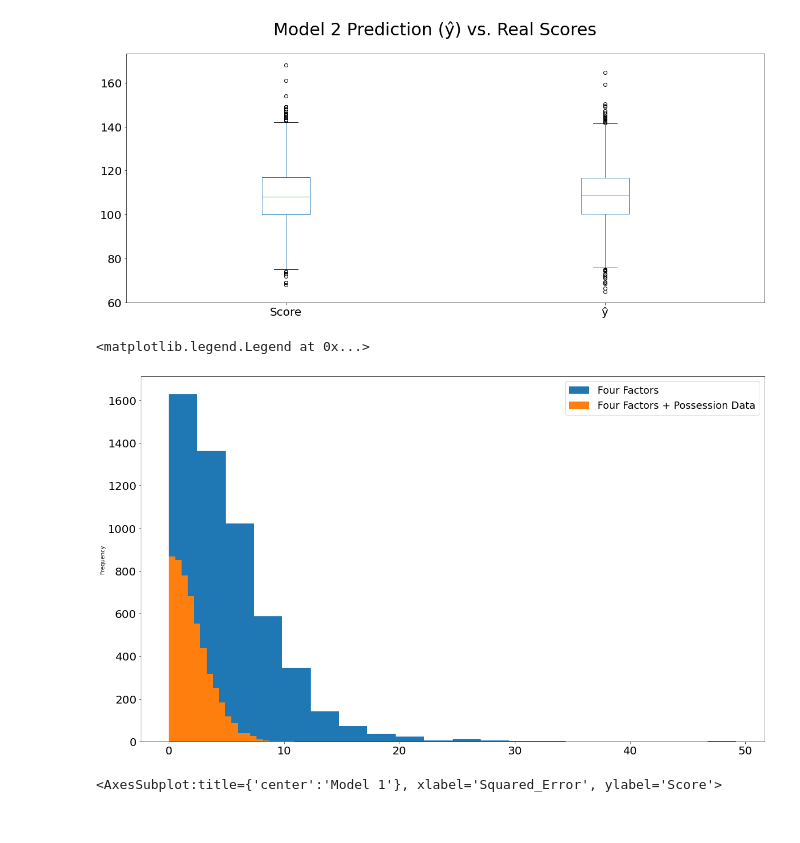
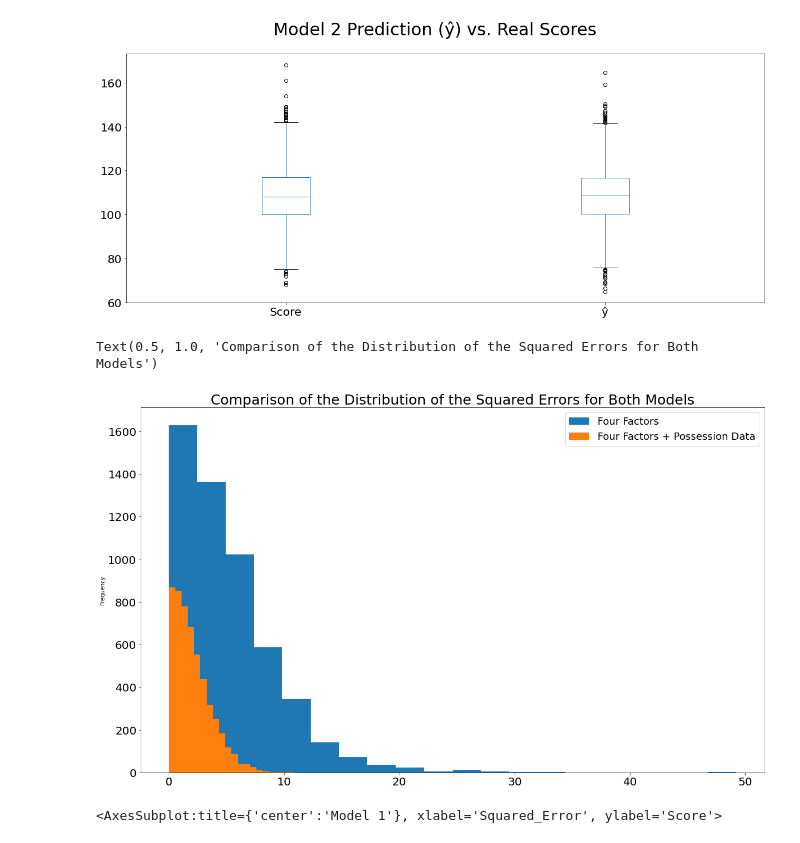
Before and after one commit to kyle-rgb/NBA_Sportsbook_Project, a Jupyter notebook: notebooks/Model_Stage.ipynb, the cells around one changed output. Saved outputs shown, nothing was run; the diff lists cells and outputs as text; code cells hidden in the pictures.

```diff
--- a/notebooks/Model_Stage.ipynb
+++ b/notebooks/Model_Stage.ipynb
@@ -265,7 +265,7 @@ def possessionCalculator(df):
                                                    * (df_game_by_game["fga_away"] - df_game_by_game["fg_away"]) + df_game_by_game["tov_away"]
                                                   )))
 
-    return df.merge(df_game_by_game, on="game_code")
+    return df.merge(df_game_by_game.loc[:, ["game_code", "game_possessions"]], on="game_code")
 # %%
 possessionCalculator(df).game_possessions.plot(kind="hist")
 # %% [output]
@@ -356,11 +356,12 @@ Text(0.5, 0.98, 'Model 2 Prediction (ŷ) vs. Real Scores')
 # %%
 fig, ax = plt.subplots(1, 1, figsize=(20, 12))
 predictions.Squared_Error.plot(kind="hist", ax=ax, fontsize=20, bins=20)
 predictions_2_df.Squared_Error.plot(kind="hist", ax=ax, bins=20)
 ax.legend(["Four Factors", "Four Factors + Possession Data"], fontsize=18)
+ax.set_title("Comparison of the Distribution of the Squared Errors for Both Models", fontsize=25)
 # %% [output]
-<matplotlib.legend.Legend at 0x...>
+Text(0.5, 1.0, 'Comparison of the Distribution of the Squared Errors for Both Models')
-[figure, old version]
+[figure, new version]
 # %%
 # Model 2's Residuals Show An Even Scatter and No Fanning Pattern; Model 1's Residuals Show A Fanning Pattern Indicating Worse Predictions for Higher Scores
 fig, ax = plt.subplots(1, 2, figsize=(28, 12))
```
Also changed, not shown: parts of 12 cells of this notebook.
